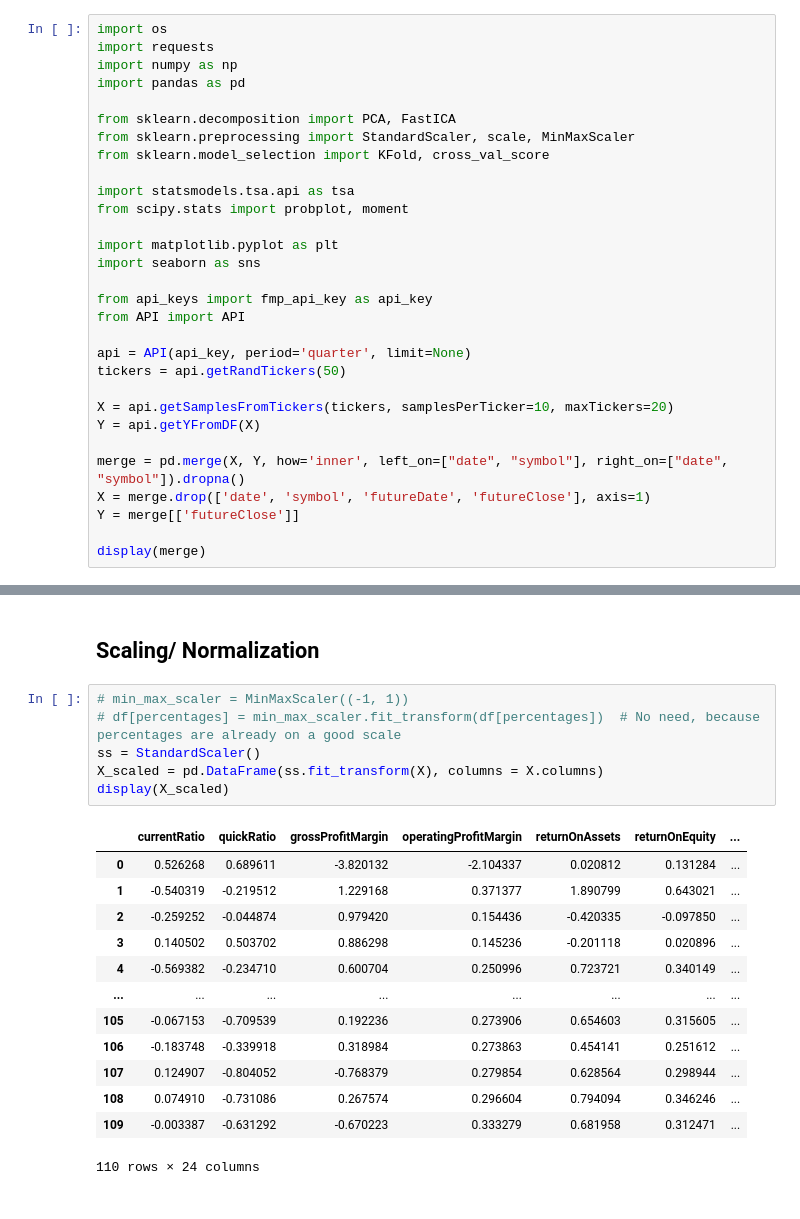
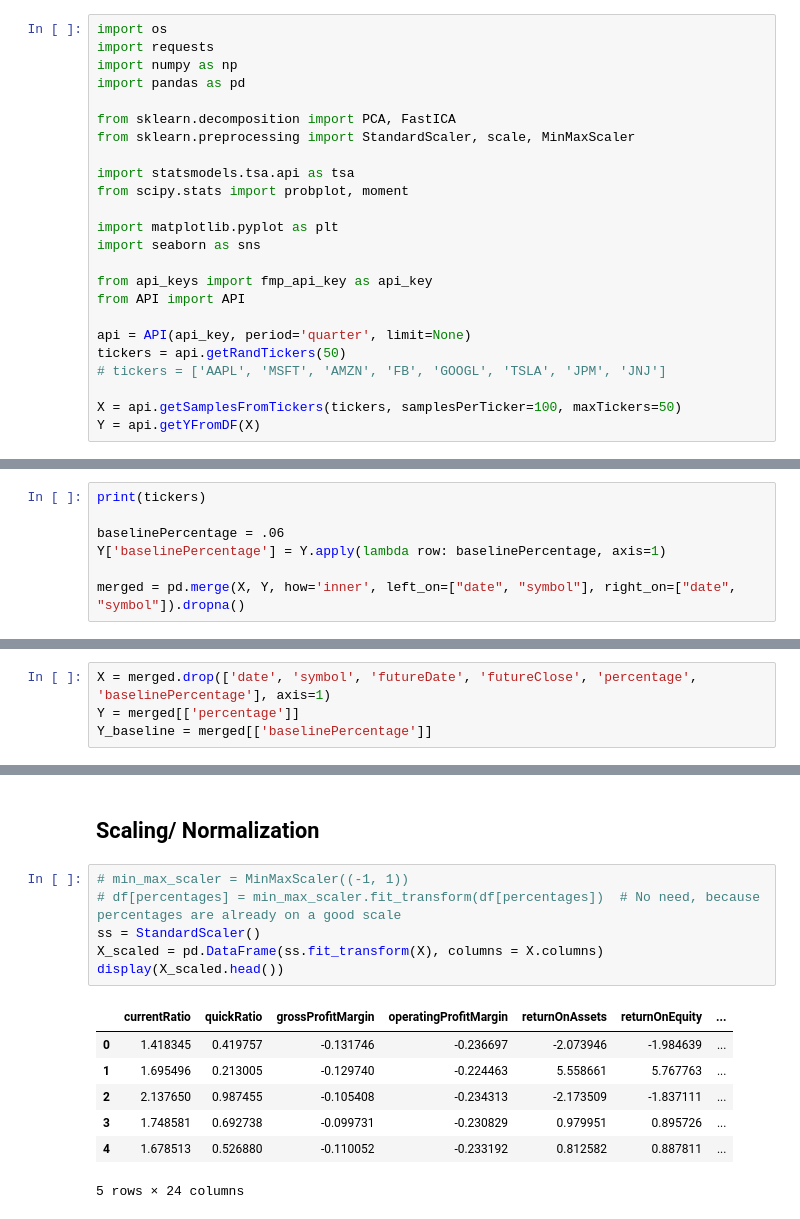
Before and after one commit to CDP99/CS-4641-Group-26, a Jupyter notebook: touchpoint2.ipynb, the cells around one changed output, grey strips where cells are left out. Drawn from its saved outputs; the diff is of its cells as text.

```diff
--- a/touchpoint2.ipynb
+++ b/touchpoint2.ipynb
@@ -9,7 +9,6 @@ import pandas as pd
 
 from sklearn.decomposition import PCA, FastICA
 from sklearn.preprocessing import StandardScaler, scale, MinMaxScaler
-from sklearn.model_selection import KFold, cross_val_score
 
 import statsmodels.tsa.api as tsa
 from scipy.stats import probplot, moment
@@ -22,13 +21,8 @@ from API import API
 
 api = API(api_key, period='quarter', limit=None)
 tickers = api.getRandTickers(50)
+# tickers = ['AAPL', 'MSFT', 'AMZN', 'FB', 'GOOGL', 'TSLA', 'JPM', 'JNJ']
 
-X = api.getSamplesFromTickers(tickers, samplesPerTicker=10, maxTickers=20)
+X = api.getSamplesFromTickers(tickers, samplesPerTicker=100, maxTickers=50)
 Y = api.getYFromDF(X)
-
-merge = pd.merge(X, Y, how='inner', left_on=["date", "symbol"], right_on=["date", "symbol"]).dropna()
-X = merge.drop(['date', 'symbol', 'futureDate', 'futureClose'], axis=1)
-Y = merge[['futureClose']]
-
-display(merge)
 # %% [output]
@@ -47,0 +48,7 @@ display(merge)
+# %%
+print(tickers)
+
+baselinePercentage = .06
+Y['baselinePercentage'] = Y.apply(lambda row: baselinePercentage, axis=1)
+
+merged = pd.merge(X, Y, how='inner', left_on=["date", "symbol"], right_on=["date", "symbol"]).dropna()
@@ -47,0 +57,4 @@ display(merge)
+# %%
+X = merged.drop(['date', 'symbol', 'futureDate', 'futureClose', 'percentage', 'baselinePercentage'], axis=1)
+Y = merged[['percentage']]
+Y_baseline = merged[['baselinePercentage']]
@@ -50,20 +125,14 @@ display(merge)
 # %%
 # min_max_scaler = MinMaxScaler((-1, 1))
 # df[percentages] = min_max_scaler.fit_transform(df[percentages])  # No need, because percentages are already on a good scale
 ss = StandardScaler()
 X_scaled = pd.DataFrame(ss.fit_transform(X), columns = X.columns)
-display(X_scaled)
+display(X_scaled.head())
 # %% [output]
 |  | currentRatio | quickRatio | grossProfitMargin | operatingProfitMargin | returnOnAssets | returnOnEquity | ... |
-| 0 | 0.526268 | 0.689611 | -3.820132 | -2.104337 | 0.020812 | 0.131284 | ... |
-| 1 | -0.540319 | -0.219512 | 1.229168 | 0.371377 | 1.890799 | 0.643021 | ... |
-| 2 | -0.259252 | -0.044874 | 0.979420 | 0.154436 | -0.420335 | -0.097850 | ... |
-| 3 | 0.140502 | 0.503702 | 0.886298 | 0.145236 | -0.201118 | 0.020896 | ... |
-| 4 | -0.569382 | -0.234710 | 0.600704 | 0.250996 | 0.723721 | 0.340149 | ... |
-| ... | ... | ... | ... | ... | ... | ... | ... |
-| 105 | -0.067153 | -0.709539 | 0.192236 | 0.273906 | 0.654603 | 0.315605 | ... |
-| 106 | -0.183748 | -0.339918 | 0.318984 | 0.273863 | 0.454141 | 0.251612 | ... |
-| 107 | 0.124907 | -0.804052 | -0.768379 | 0.279854 | 0.628564 | 0.298944 | ... |
-| 108 | 0.074910 | -0.731086 | 0.267574 | 0.296604 | 0.794094 | 0.346246 | ... |
-| 109 | -0.003387 | -0.631292 | -0.670223 | 0.333279 | 0.681958 | 0.312471 | ... |
+| 0 | 1.418345 | 0.419757 | -0.131746 | -0.236697 | -2.073946 | -1.984639 | ... |
+| 1 | 1.695496 | 0.213005 | -0.129740 | -0.224463 | 5.558661 | 5.767763 | ... |
+| 2 | 2.137650 | 0.987455 | -0.105408 | -0.234313 | -2.173509 | -1.837111 | ... |
+| 3 | 1.748581 | 0.692738 | -0.099731 | -0.230829 | 0.979951 | 0.895726 | ... |
+| 4 | 1.678513 | 0.526880 | -0.110052 | -0.233192 | 0.812582 | 0.887811 | ... |
-110 rows × 24 columns
+5 rows × 24 columns
```
Also changed, not shown: parts of 24 cells of this notebook, 3 other files.
